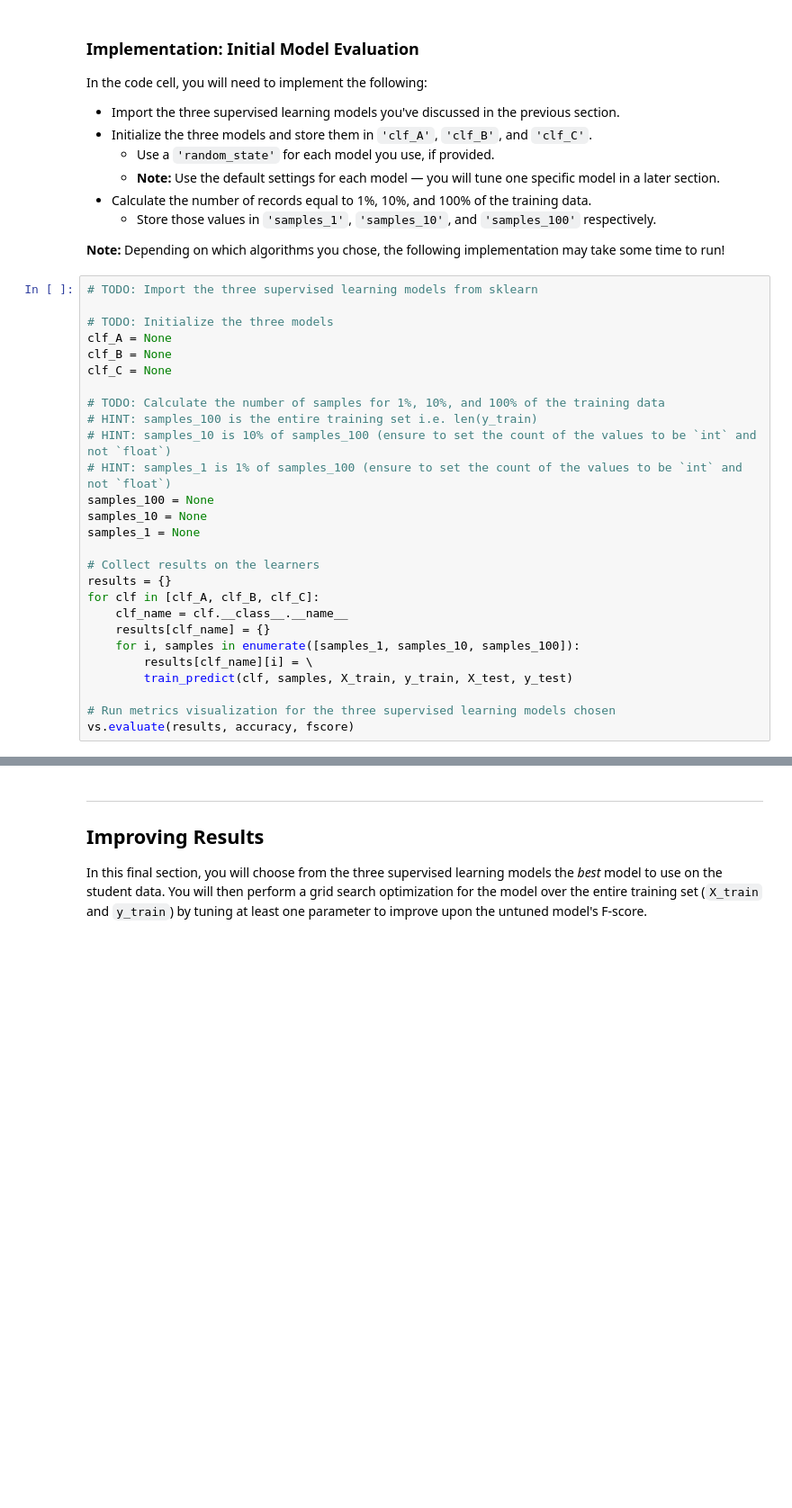
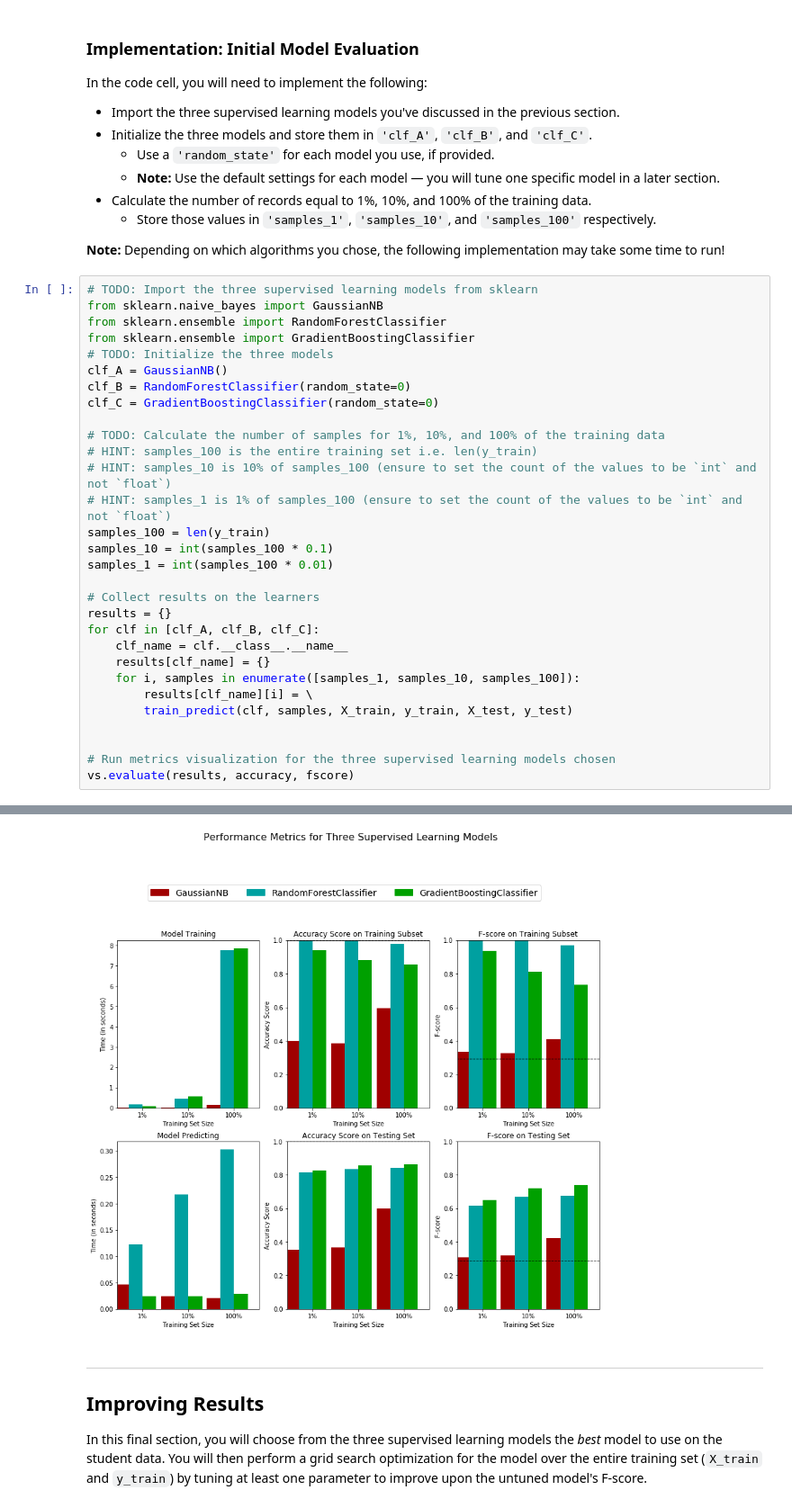
Before and after one commit to sankethbhongir/CharityML-Donors, a Jupyter notebook: finding_donors.ipynb, the cells around one changed output, grey strips where cells are left out. Shown: that part at 90% size. Cells and saved outputs as stored; diff of their text form; blank space fills up the shorter version.

Commit message:
evaluating models and modefied visuals figure

```diff
--- a/finding_donors.ipynb
+++ b/finding_donors.ipynb
@@ -423,19 +423,21 @@ In the code cell, you will need to implement the following:
 **Note:** Depending on which algorithms you chose, the following implementation may take some time to run!
 # %%
 # TODO: Import the three supervised learning models from sklearn
-
+from sklearn.naive_bayes import GaussianNB
+from sklearn.ensemble import RandomForestClassifier
+from sklearn.ensemble import GradientBoostingClassifier
 # TODO: Initialize the three models
-clf_A = None
-clf_B = None
-clf_C = None
+clf_A = GaussianNB()
+clf_B = RandomForestClassifier(random_state=0)
+clf_C = GradientBoostingClassifier(random_state=0)
 
 # TODO: Calculate the number of samples for 1%, 10%, and 100% of the training data
 # HINT: samples_100 is the entire training set i.e. len(y_train)
 # HINT: samples_10 is 10% of samples_100 (ensure to set the count of the values to be `int` and not `float`)
 # HINT: samples_1 is 1% of samples_100 (ensure to set the count of the values to be `int` and not `float`)
-samples_100 = None
-samples_10 = None
-samples_1 = None
+samples_100 = len(y_train)
+samples_10 = int(samples_100 * 0.1)
+samples_1 = int(samples_100 * 0.01)
 
 # Collect results on the learners
 results = {}
@@ -446,5 +448,7 @@ for clf in [clf_A, clf_B, clf_C]:
         results[clf_name][i] = \
         train_predict(clf, samples, X_train, y_train, X_test, y_test)
 
+
 # Run metrics visualization for the three supervised learning models chosen
 vs.evaluate(results, accuracy, fscore)
+# %% [output]
@@ -451,3 +464,4 @@ vs.evaluate(results, accuracy, fscore)
+[figure, added]
 # %% [markdown]
 ----
 ## Improving Results
```
Also changed, not shown: parts of 1 cell of this notebook, 1 other file.
